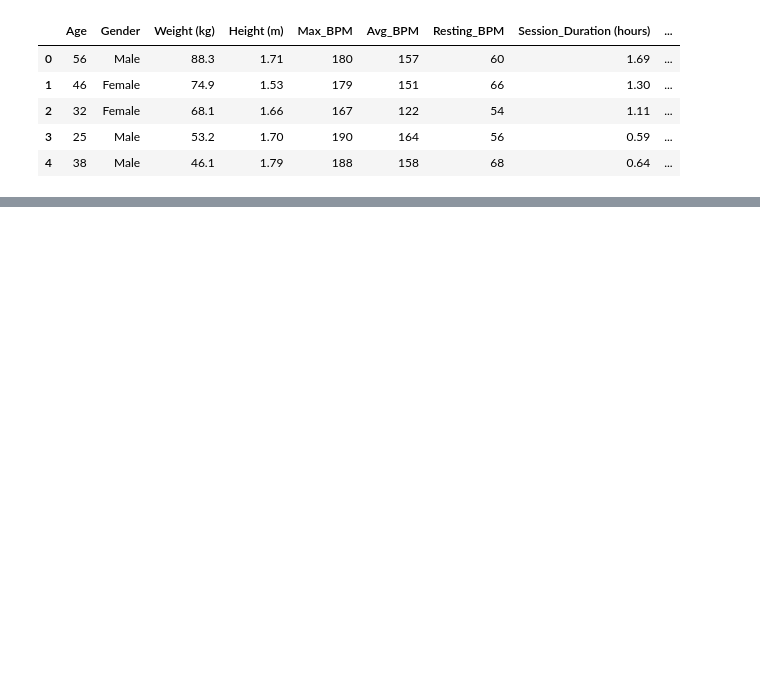
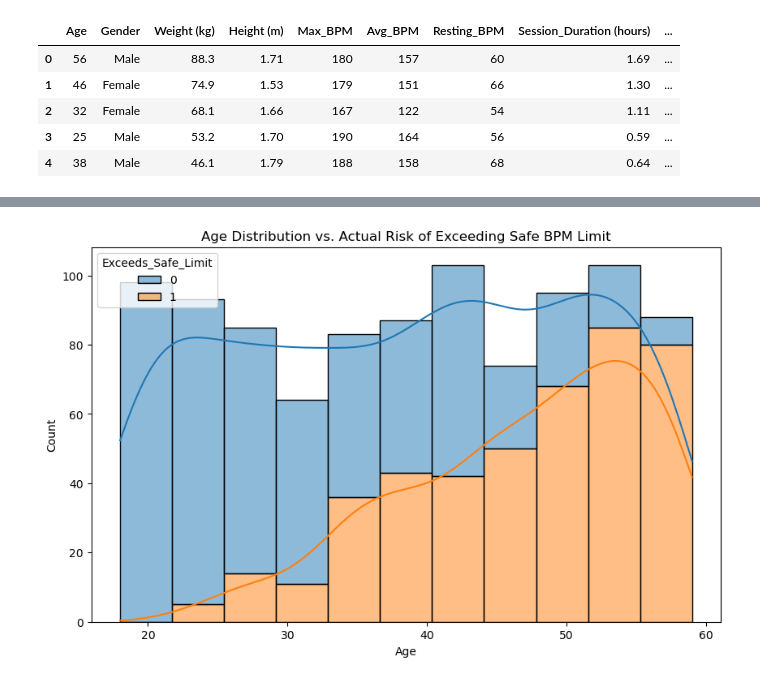
Before and after one commit to josuevicente33/Intro-to-ML-Team-Project, a Jupyter notebook: Project Work.ipynb, the cells around one changed output, grey strips where cells are left out. Drawn from its saved outputs; the diff is of its cells as text; code cells hidden in the pictures; blank space fills up the shorter version.

```diff
--- a/Project Work.ipynb
+++ b/Project Work.ipynb
@@ -74,0 +151,9 @@ print(tabulate(df_encoded.head(), headers='keys', tablefmt='psql'))  # Display t
+# %%
+plt.figure(figsize=(10, 6))
+sns.histplot(df_encoded, x=df['Age'], hue='Exceeds_Safe_Limit', multiple='stack', kde=True)
+plt.title('Age Distribution vs. Actual Risk of Exceeding Safe BPM Limit')
+plt.xlabel('Age')
+plt.ylabel('Count')
+plt.show()
+# %% [output]
+[figure, added]
```
Also changed, not shown: parts of 9 cells of this notebook.
